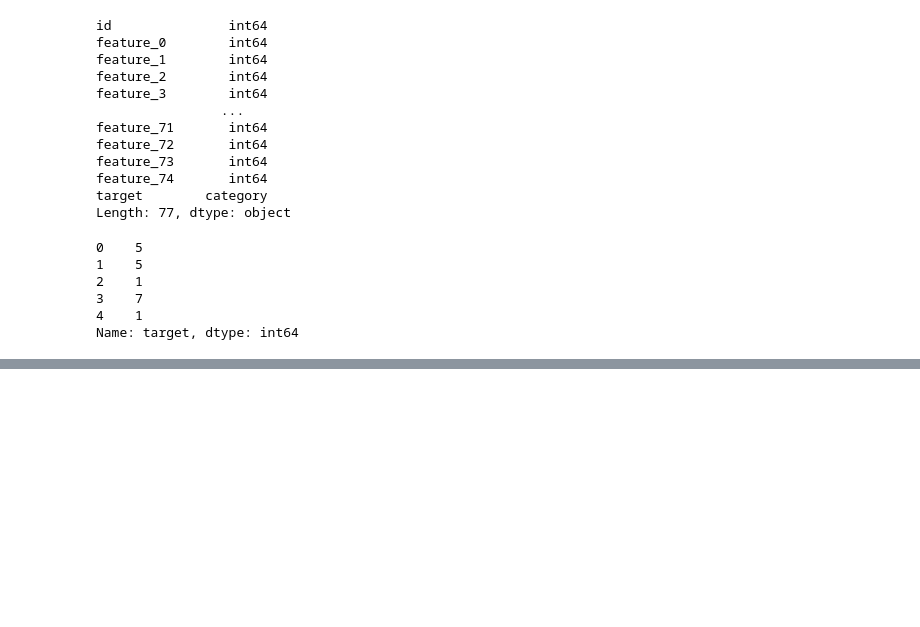
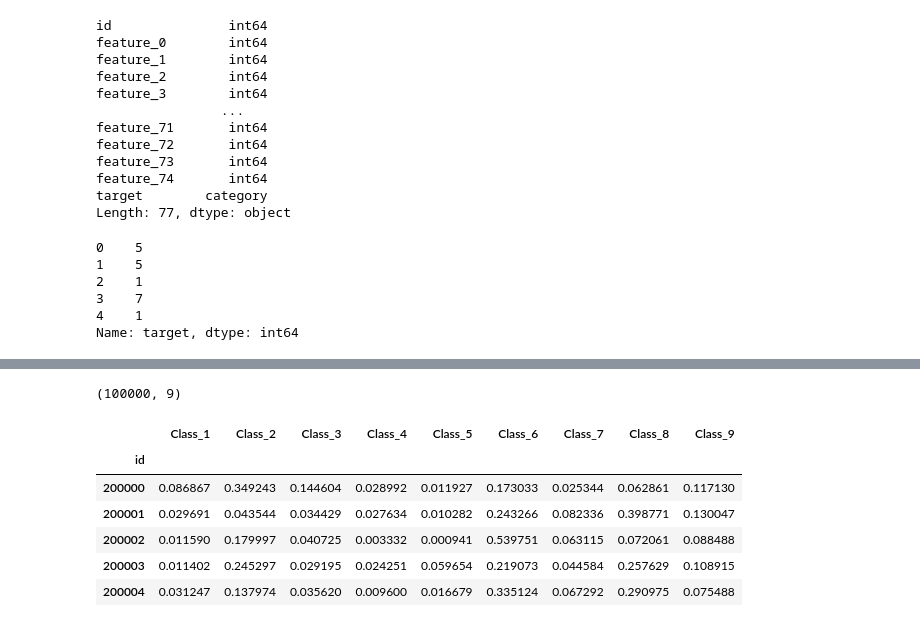
Before and after one commit to TRYM-YOSHIKI/Tablar_jun_1, a Jupyter notebook: tabular_jun_NN.ipynb, the cells around one changed output, grey strips where cells are left out. Drawn from its saved outputs; the diff is of its cells as text; code cells hidden in the pictures; blank space fills up the shorter version.

```diff
--- a/tabular_jun_NN.ipynb
+++ b/tabular_jun_NN.ipynb
@@ -164,0 +182,11 @@ Test accuracy: 0.34308332204818726
+# %%
+#提出データを適用できる形にする
+# 遺伝子座に基づいて特徴量抽出する
+drop_count = 0
+for i, d in enumerate(dna):
+    if d == 0:
+        submit_data = submit_data.drop(submit_data.columns[[i+1-drop_count]], axis=1)
+        drop_count += 1
+
+# 冒頭を表示して確認
+submit_data.head()
@@ -164,0 +201,6 @@ Test accuracy: 0.34308332204818726
+# %%
+#提出データを適用できる形にする
+x_submit = submit_data.drop(['id'], axis=1)
+
+#冒頭を表示して確認
+x_submit.head()
@@ -164,0 +215,23 @@ Test accuracy: 0.34308332204818726
+# %%
+#提出データを識別する
+predictions = model.predict(x_submit)
+
+#データの形を確認
+predictions.shape
+# %% [output]
+(100000, 9)
+# %%
+#結果を提出形式に変形
+df_predictions = pd.DataFrame(predictions)
+df_predictions.columns = ['Class_1', 'Class_2', 'Class_3', 'Class_4', 'Class_5', 'Class_6', 'Class_7', 'Class_8', 'Class_9']
+submit_data = pd.concat([submit_data.id,df_predictions],axis=1)
+submit_data = submit_data.set_index('id')
+submit_data.head()
+# %% [output]
+|  | Class_1 | Class_2 | Class_3 | Class_4 | Class_5 | Class_6 | Class_7 | Class_8 | Class_9 |
+| id |  |  |  |  |  |  |  |  |  |
+| 200000 | 0.086867 | 0.349243 | 0.144604 | 0.028992 | 0.011927 | 0.173033 | 0.025344 | 0.062861 | 0.117130 |
+| 200001 | 0.029691 | 0.043544 | 0.034429 | 0.027634 | 0.010282 | 0.243266 | 0.082336 | 0.398771 | 0.130047 |
+| 200002 | 0.011590 | 0.179997 | 0.040725 | 0.003332 | 0.000941 | 0.539751 | 0.063115 | 0.072061 | 0.088488 |
+| 200003 | 0.011402 | 0.245297 | 0.029195 | 0.024251 | 0.059654 | 0.219073 | 0.044584 | 0.257629 | 0.108915 |
+| 200004 | 0.031247 | 0.137974 | 0.035620 | 0.009600 | 0.016679 | 0.335124 | 0.067292 | 0.290975 | 0.075488 |
```
Also changed, not shown: parts of 10 cells of this notebook.
